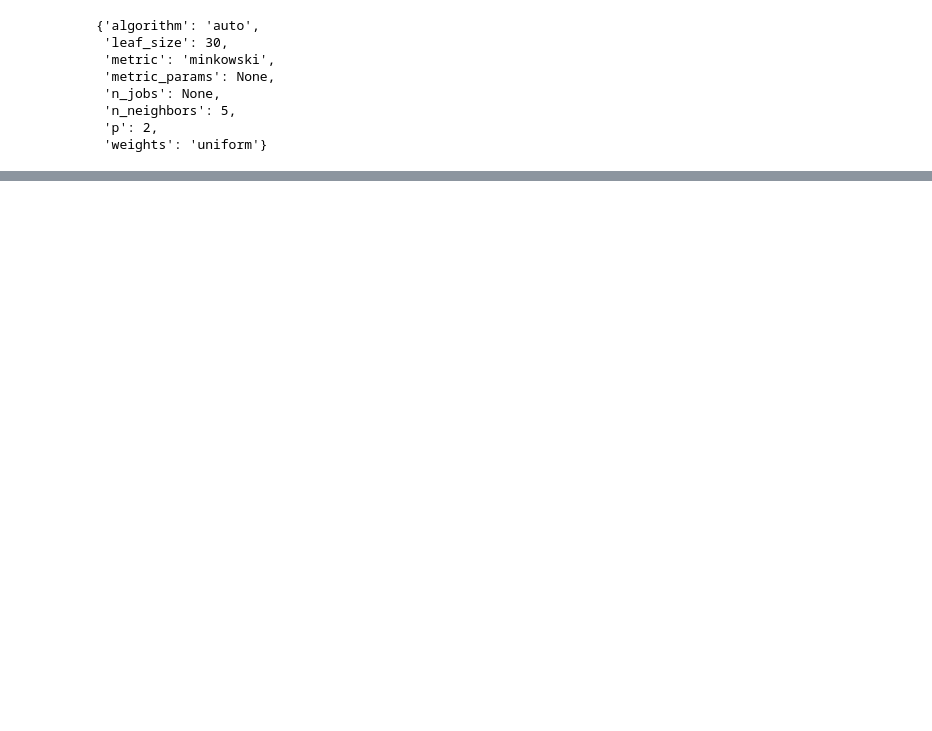
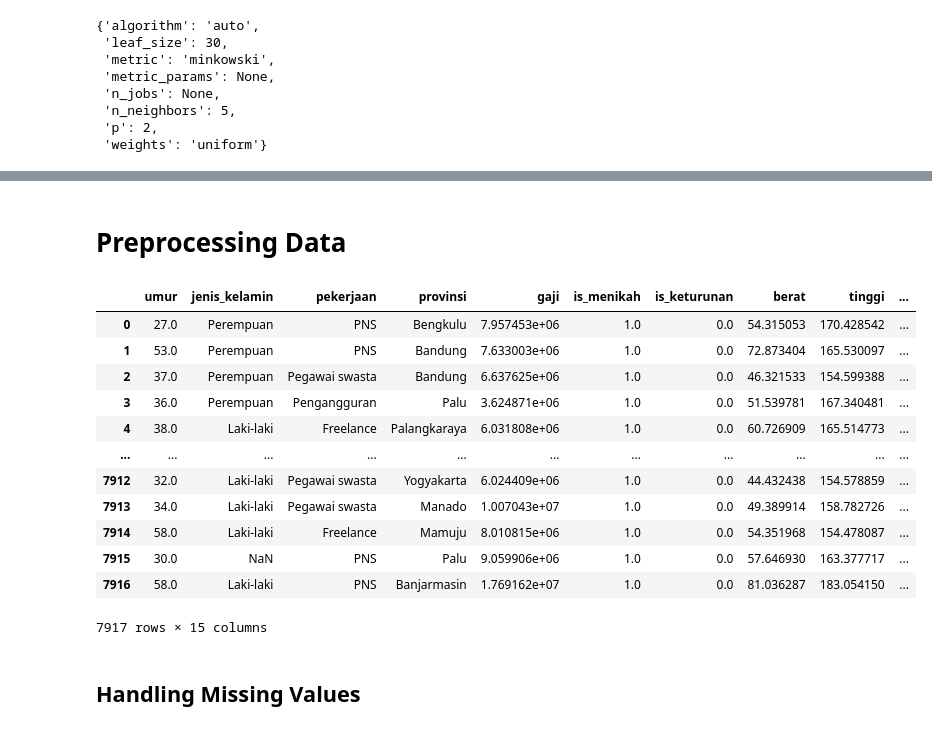
Before and after one commit to nsandarma/OptiAlgo, a Jupyter notebook: example.ipynb, the cells around one changed output, grey strips where cells are left out. Saved outputs shown, nothing was run; the diff lists cells and outputs as text; code cells hidden in the pictures; blank space fills up the shorter version.

```diff
--- a/example.ipynb
+++ b/example.ipynb
@@ -128,0 +384,20 @@ clf.get_params_from_model
+# %% [markdown]
+# Preprocessing Data
+# %%
+df_ = pd.read_csv('dataset_ex/Data Kebotakan.csv')
+df_['is_botak'] = df_['botak_prob'].apply(lambda x : 1 if x > 0.5 else 0)
+df_
+# %% [output]
+|  | umur | jenis_kelamin | pekerjaan | provinsi | gaji | is_menikah | is_keturunan | berat | tinggi | ... |
+| 0 | 27.0 | Perempuan | PNS | Bengkulu | 7.957453e+06 | 1.0 | 0.0 | 54.315053 | 170.428542 | ... |
+| 1 | 53.0 | Perempuan | PNS | Bandung | 7.633003e+06 | 1.0 | 0.0 | 72.873404 | 165.530097 | ... |
+| 2 | 37.0 | Perempuan | Pegawai swasta | Bandung | 6.637625e+06 | 1.0 | 0.0 | 46.321533 | 154.599388 | ... |
+| 3 | 36.0 | Perempuan | Pengangguran | Palu | 3.624871e+06 | 1.0 | 0.0 | 51.539781 | 167.340481 | ... |
+| 4 | 38.0 | Laki-laki | Freelance | Palangkaraya | 6.031808e+06 | 1.0 | 0.0 | 60.726909 | 165.514773 | ... |
+| ... | ... | ... | ... | ... | ... | ... | ... | ... | ... | ... |
+| 7912 | 32.0 | Laki-laki | Pegawai swasta | Yogyakarta | 6.024409e+06 | 1.0 | 0.0 | 44.432438 | 154.578859 | ... |
+| 7913 | 34.0 | Laki-laki | Pegawai swasta | Manado | 1.007043e+07 | 1.0 | 0.0 | 49.389914 | 158.782726 | ... |
+| 7914 | 58.0 | Laki-laki | Freelance | Mamuju | 8.010815e+06 | 1.0 | 0.0 | 54.351968 | 154.478087 | ... |
+| 7915 | 30.0 | NaN | PNS | Palu | 9.059906e+06 | 1.0 | 0.0 | 57.646930 | 163.377717 | ... |
+| 7916 | 58.0 | Laki-laki | PNS | Banjarmasin | 1.769162e+07 | 1.0 | 0.0 | 81.036287 | 183.054150 | ... |
+7917 rows × 15 columns
@@ -128,0 +407,2 @@ clf.get_params_from_model
+# %% [markdown]
+## Handling Missing Values
```
Also changed, not shown: parts of 68 cells of this notebook, 6 other files.
